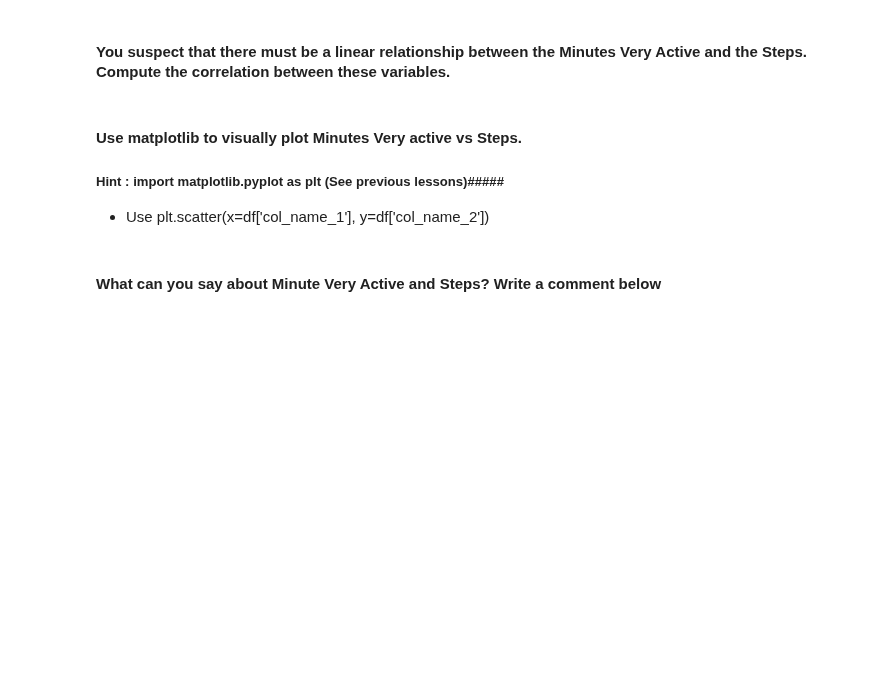
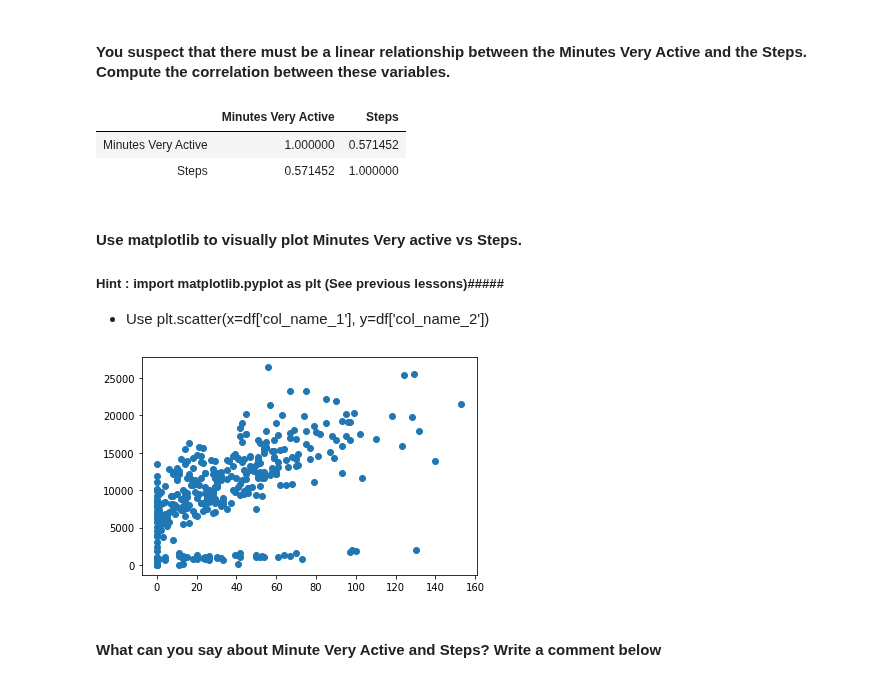
Before and after one commit to ta-data-lis/lab-pivot-table-and-correlation, a Jupyter notebook: your_code/main.ipynb, the cells around one changed output. Drawn from its saved outputs; the diff is of its cells as text; code cells hidden in the pictures; blank space fills up the shorter version.

```diff
--- a/your_code/main.ipynb
+++ b/your_code/main.ipynb
@@ -218,6 +218,9 @@ Hint: Write a custom function.
 #### Open the ` Fitbit.csv` file and name your dataset `fitbit`.
 # %%
 # your answer here
+os.listdir("./data")
+
+fitbit = pd.read_csv("./data/Fitbit.csv")
 # %% [markdown]
 #### Explore you dataset in terms of data types and descriptive statistics.
 Hint: Use Pandas functions from previous lectures.
@@ -229,6 +260,12 @@ Hint: Use Pandas functions from previous lectures.
 #### You suspect that there must be a linear relationship between the Minutes Very Active and the Steps. Compute the correlation between these variables.
 # %%
 # your answer here
+v_active_steps = fitbit[["Minutes Very Active", "Steps"]]
+v_active_steps.corr()
+# %% [output]
+|  | Minutes Very Active | Steps |
+| Minutes Very Active | 1.000000 | 0.571452 |
+| Steps | 0.571452 | 1.000000 |
 # %% [markdown]
 #### Use matplotlib to visually plot Minutes Very active vs Steps.
 
@@ -239,2 +277,8 @@ Hint: Use Pandas functions from previous lectures.
+# %%
+plt.scatter("Minutes Very Active", "Steps",
+            data = v_active_steps)
+plt.show()
+# %% [output]
+[figure, added]
 # %% [markdown]
 #### What can you say about Minute Very Active and Steps? Write a comment below
```
Also changed, not shown: parts of 15 cells of this notebook.
